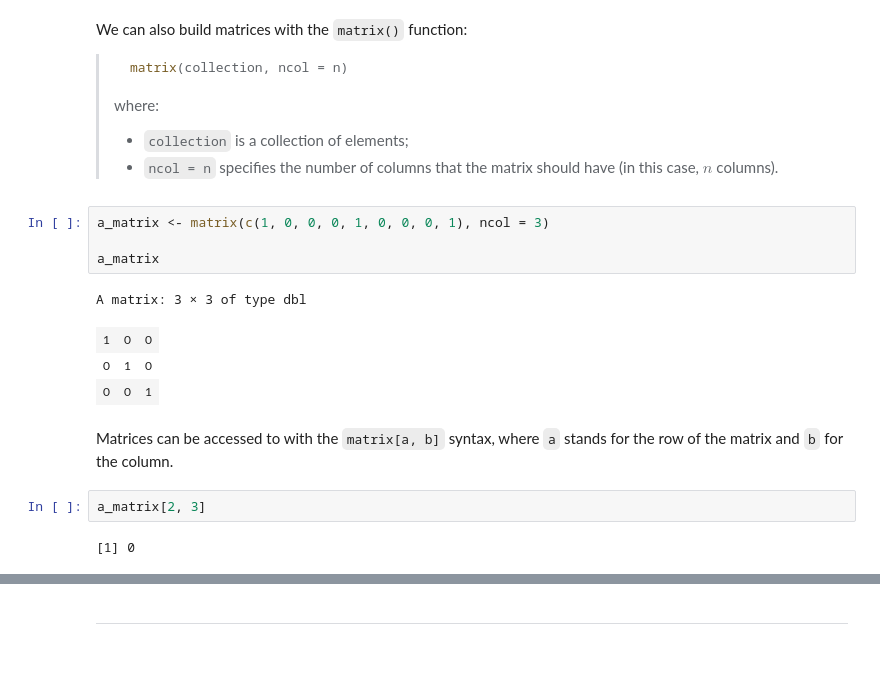
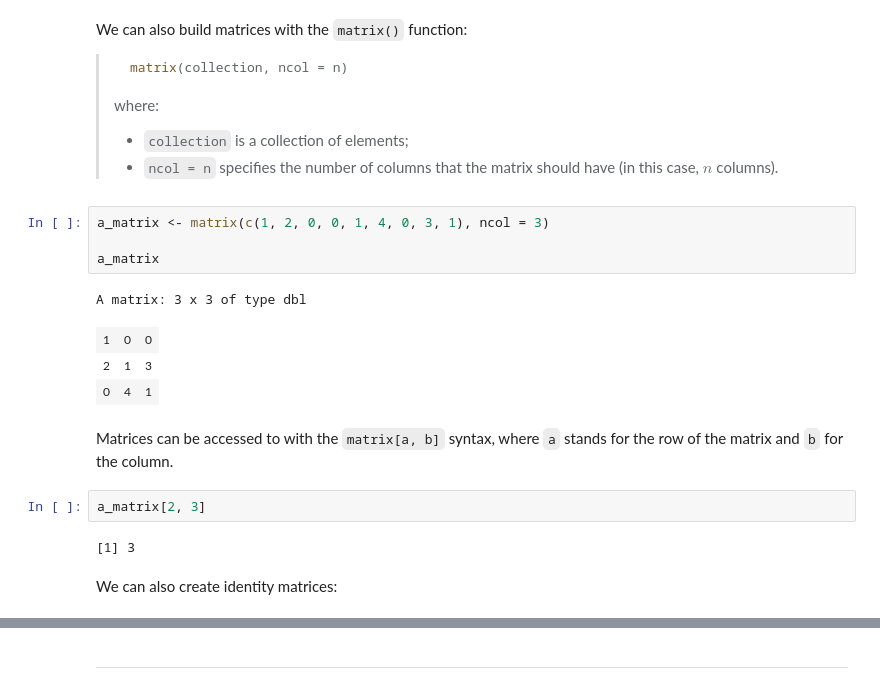
Before and after one commit to ElBi21/R-All-Over-It, a Jupyter notebook: 01_beginning.ipynb, the cells around one changed output, grey strips where cells are left out. Saved outputs shown, nothing was run; the diff lists cells and outputs as text; blank space fills up the shorter version.

```diff
--- a/01_beginning.ipynb
+++ b/01_beginning.ipynb
@@ -253,17 +253,19 @@ We can also build matrices with the `matrix()` function:
 >  - `collection` is a collection of elements;
 >  - `ncol = n` specifies the number of columns that the matrix should have (in this case, $n$ columns).
 # %%
-a_matrix <- matrix(c(1, 0, 0, 0, 1, 0, 0, 0, 1), ncol = 3)
+a_matrix <- matrix(c(1, 2, 0, 0, 1, 4, 0, 3, 1), ncol = 3)
 
 a_matrix
 # %% [output]
-A matrix: 3 × 3 of type dbl
+A matrix: 3 x 3 of type dbl
 | 1 | 0 | 0 |
-| 0 | 1 | 0 |
-| 0 | 0 | 1 |
+| 2 | 1 | 3 |
+| 0 | 4 | 1 |
 # %% [markdown]
 Matrices can be accessed to with the `matrix[a, b]` syntax, where `a` stands for the row of the matrix and `b` for the column.
 # %%
 a_matrix[2, 3]
 # %% [output]
-[1] 0
+[1] 3
+# %% [markdown]
+We can also create identity matrices:
```
Also changed, not shown: parts of 12 cells of this notebook, 1 other file.
